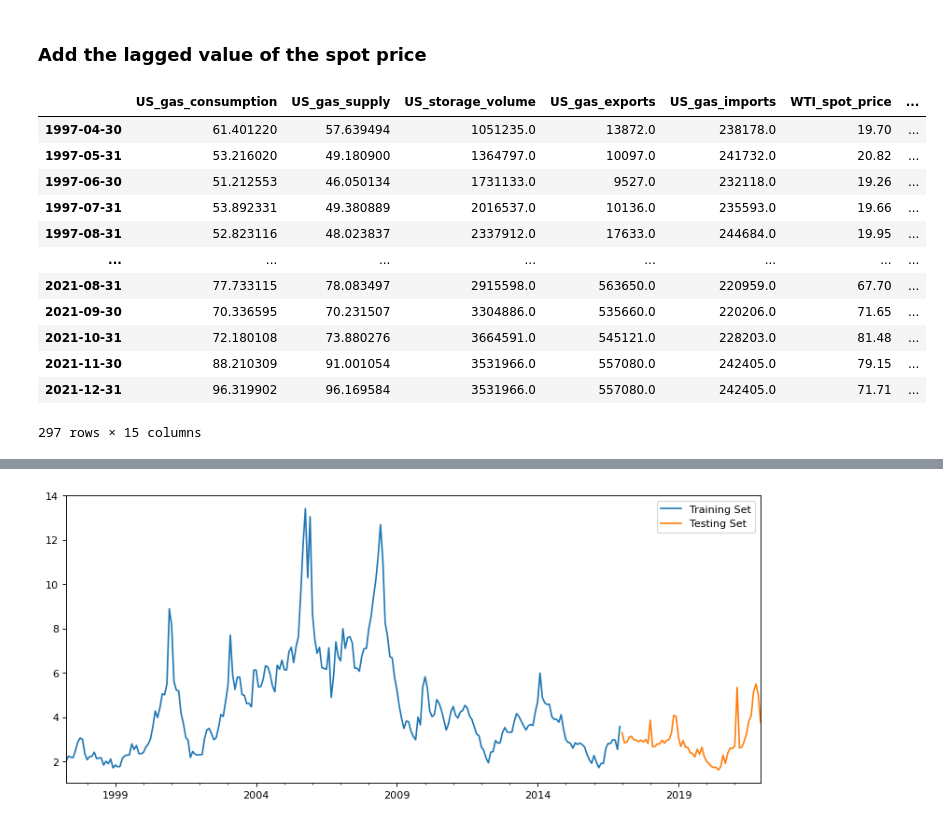
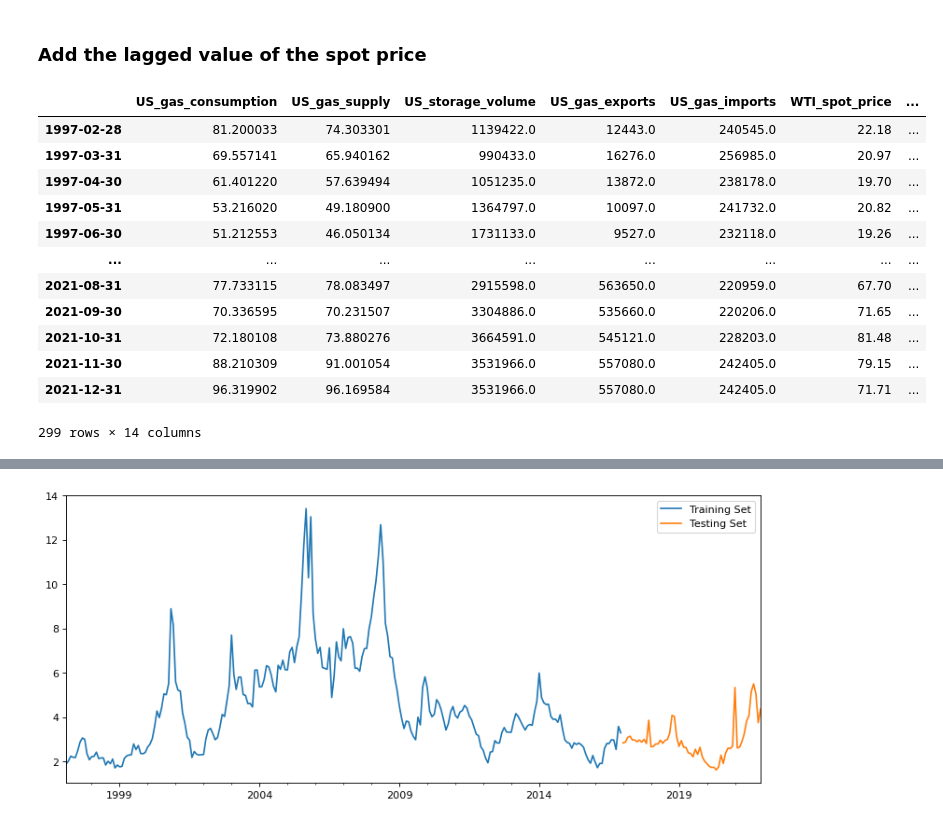
Before and after one commit to yahanxu/Team-2, a Jupyter notebook: data_processing.ipynb, the cells around one changed output, grey strips where cells are left out. Cells and saved outputs as stored; diff of their text form; code cells hidden in the pictures.

```diff
--- a/data_processing.ipynb
+++ b/data_processing.ipynb
@@ -119,25 +128,24 @@ plt.show()
 # %% [markdown]
 ### Add the lagged value of the spot price
 # %%
-df['HH_spot_price'] = nasdaqdatalink.get('EIA/NG_RNGWHHD_M', start_date='1997-01-07', end_date='2022-01-31')
-df['lag_1m'] = df['HH_spot_price'].shift(1)  # one month lag
-df['lag_2m'] = df['HH_spot_price'].shift(2)  # two months lag
-df['lag_3m'] = df['HH_spot_price'].shift(3)  # three months lag
+df['next_month_HH_spot_price'] = nasdaqdatalink.get('EIA/NG_RNGWHHD_M', start_date='1997-01-07', end_date='2022-01-31').shift(-1)
+df['HH_spot_price'] = nasdaqdatalink.get('EIA/NG_RNGWHHD_M', start_date='1997-01-07', end_date='2022-01-31')  # current month spot
+df['last_month_HH_spot_price'] = df['HH_spot_price'].shift(1)  # one month lagged spot
 
-features += ['lag_1m', 'lag_2m', 'lag_3m']  # new features
+features += ['HH_spot_price', 'last_month_HH_spot_price']  # new features
 df = df.dropna()
 df
 # %% [output]
 |  | US_gas_consumption | US_gas_supply | US_storage_volume | US_gas_exports | US_gas_imports | WTI_spot_price | ... |
+| 1997-02-28 | 81.200033 | 74.303301 | 1139422.0 | 12443.0 | 240545.0 | 22.18 | ... |
+| 1997-03-31 | 69.557141 | 65.940162 | 990433.0 | 16276.0 | 256985.0 | 20.97 | ... |
 | 1997-04-30 | 61.401220 | 57.639494 | 1051235.0 | 13872.0 | 238178.0 | 19.70 | ... |
 | 1997-05-31 | 53.216020 | 49.180900 | 1364797.0 | 10097.0 | 241732.0 | 20.82 | ... |
 | 1997-06-30 | 51.212553 | 46.050134 | 1731133.0 | 9527.0 | 232118.0 | 19.26 | ... |
-| 1997-07-31 | 53.892331 | 49.380889 | 2016537.0 | 10136.0 | 235593.0 | 19.66 | ... |
-| 1997-08-31 | 52.823116 | 48.023837 | 2337912.0 | 17633.0 | 244684.0 | 19.95 | ... |
 | ... | ... | ... | ... | ... | ... | ... | ... |
 | 2021-08-31 | 77.733115 | 78.083497 | 2915598.0 | 563650.0 | 220959.0 | 67.70 | ... |
 | 2021-09-30 | 70.336595 | 70.231507 | 3304886.0 | 535660.0 | 220206.0 | 71.65 | ... |
 | 2021-10-31 | 72.180108 | 73.880276 | 3664591.0 | 545121.0 | 228203.0 | 81.48 | ... |
 | 2021-11-30 | 88.210309 | 91.001054 | 3531966.0 | 557080.0 | 242405.0 | 79.15 | ... |
 | 2021-12-31 | 96.319902 | 96.169584 | 3531966.0 | 557080.0 | 242405.0 | 71.71 | ... |
-297 rows × 15 columns
+299 rows × 14 columns
```
Also changed, not shown: parts of 19 cells of this notebook.
